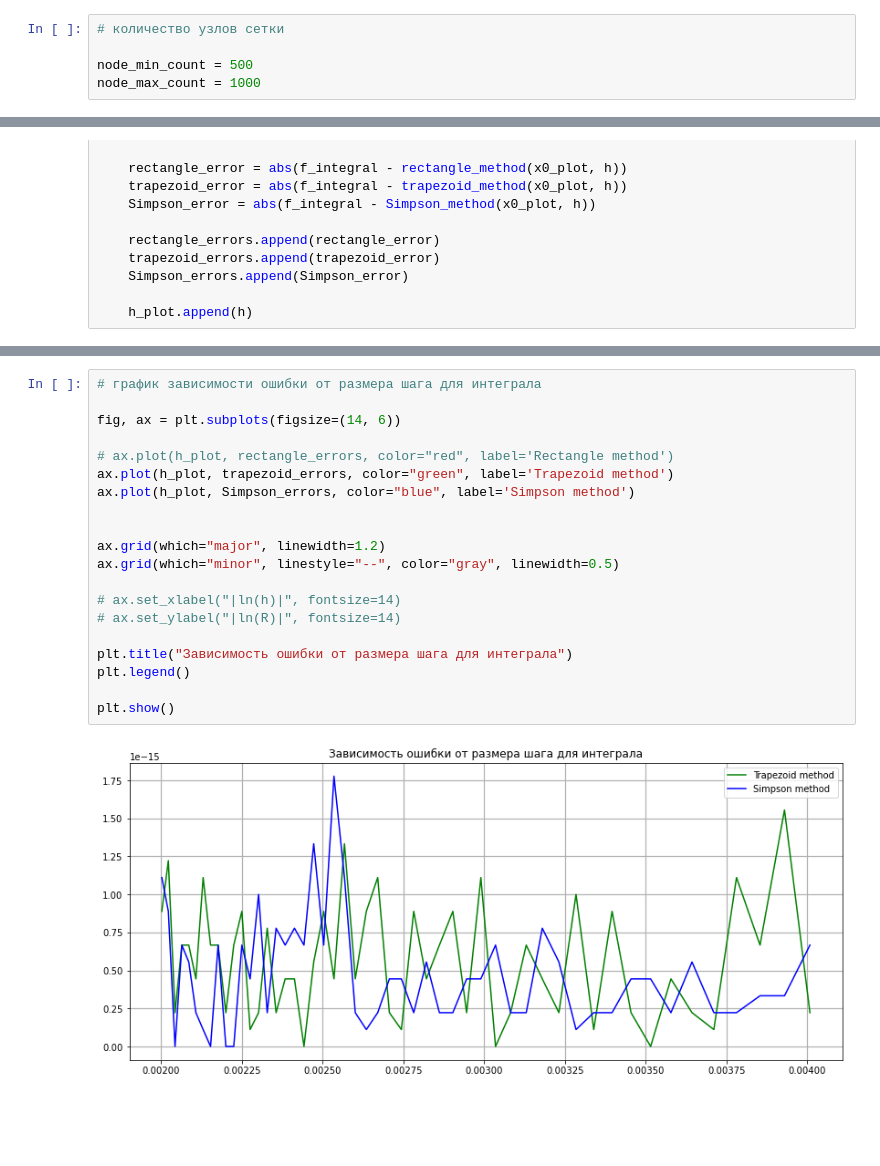
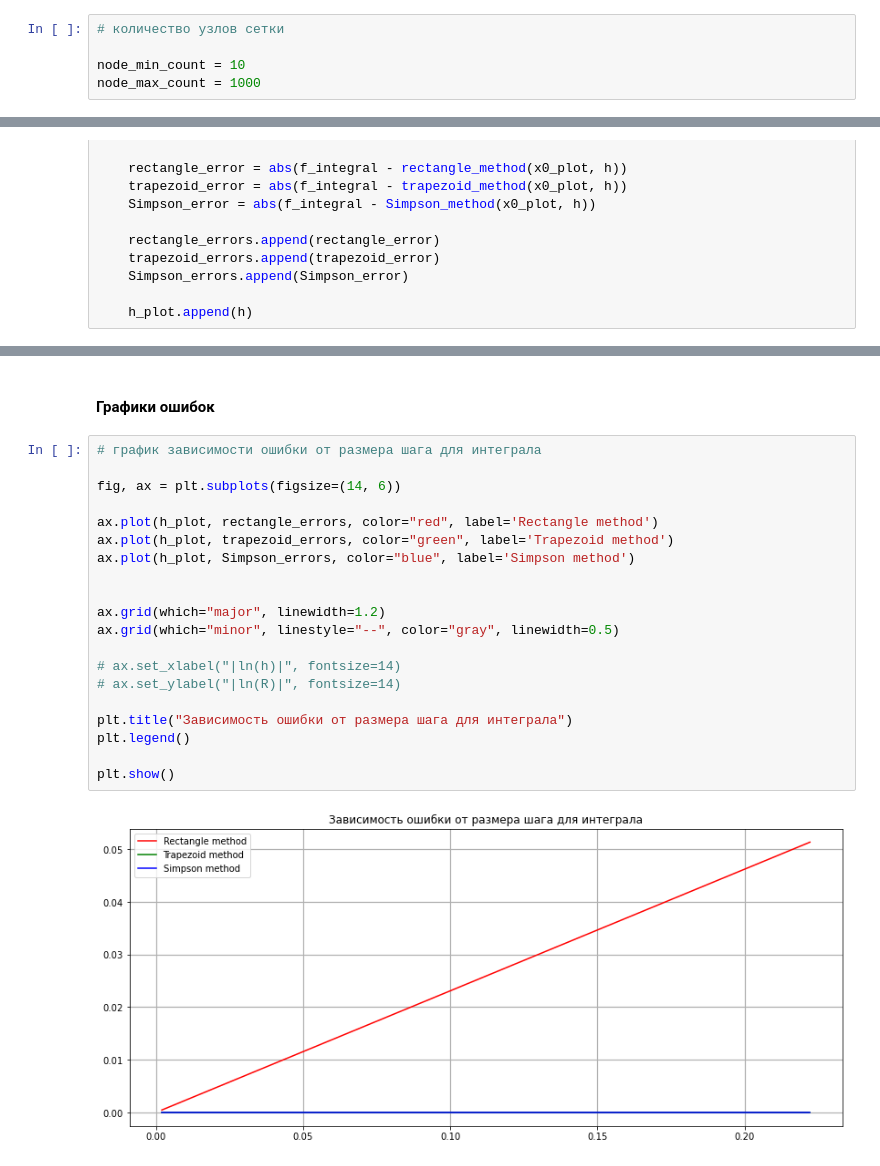
Before and after one commit to Shchetinnikov/Numerical_Methods, a Jupyter notebook: Lab3.ipynb, the cells around one changed output, grey strips where cells are left out. Drawn from its saved outputs; the diff is of its cells as text; blank space fills up the shorter version.

```diff
--- a/Lab3.ipynb
+++ b/Lab3.ipynb
@@ -98,7 +102,7 @@ Step: 0.02020202020202022
 # %%
 # количество узлов сетки
 
-node_min_count = 500
+node_min_count = 10
 node_max_count = 1000
 # %%
 # вычисление ошибок
@@ -150,22 +150,24 @@ df
+# %% [markdown]
+#### Графики ошибок
 # %%
 # график зависимости ошибки от размера шага для интеграла
 
 fig, ax = plt.subplots(figsize=(14, 6))
 
-# ax.plot(h_plot, rectangle_errors, color="red", label='Rectangle method')
+ax.plot(h_plot, rectangle_errors, color="red", label='Rectangle method')
 ax.plot(h_plot, trapezoid_errors, color="green", label='Trapezoid method')
 ax.plot(h_plot, Simpson_errors, color="blue", label='Simpson method')
 
 
 ax.grid(which="major", linewidth=1.2)
 ax.grid(which="minor", linestyle="--", color="gray", linewidth=0.5)
 
 # ax.set_xlabel("|ln(h)|", fontsize=14)
 # ax.set_ylabel("|ln(R)|", fontsize=14)
 
 plt.title("Зависимость ошибки от размера шага для интеграла")
 plt.legend()
 
 plt.show()
 # %% [output]
-[figure, old version]
+[figure, new version]
```
Also changed, not shown: parts of 6 cells of this notebook, 1 other file.
